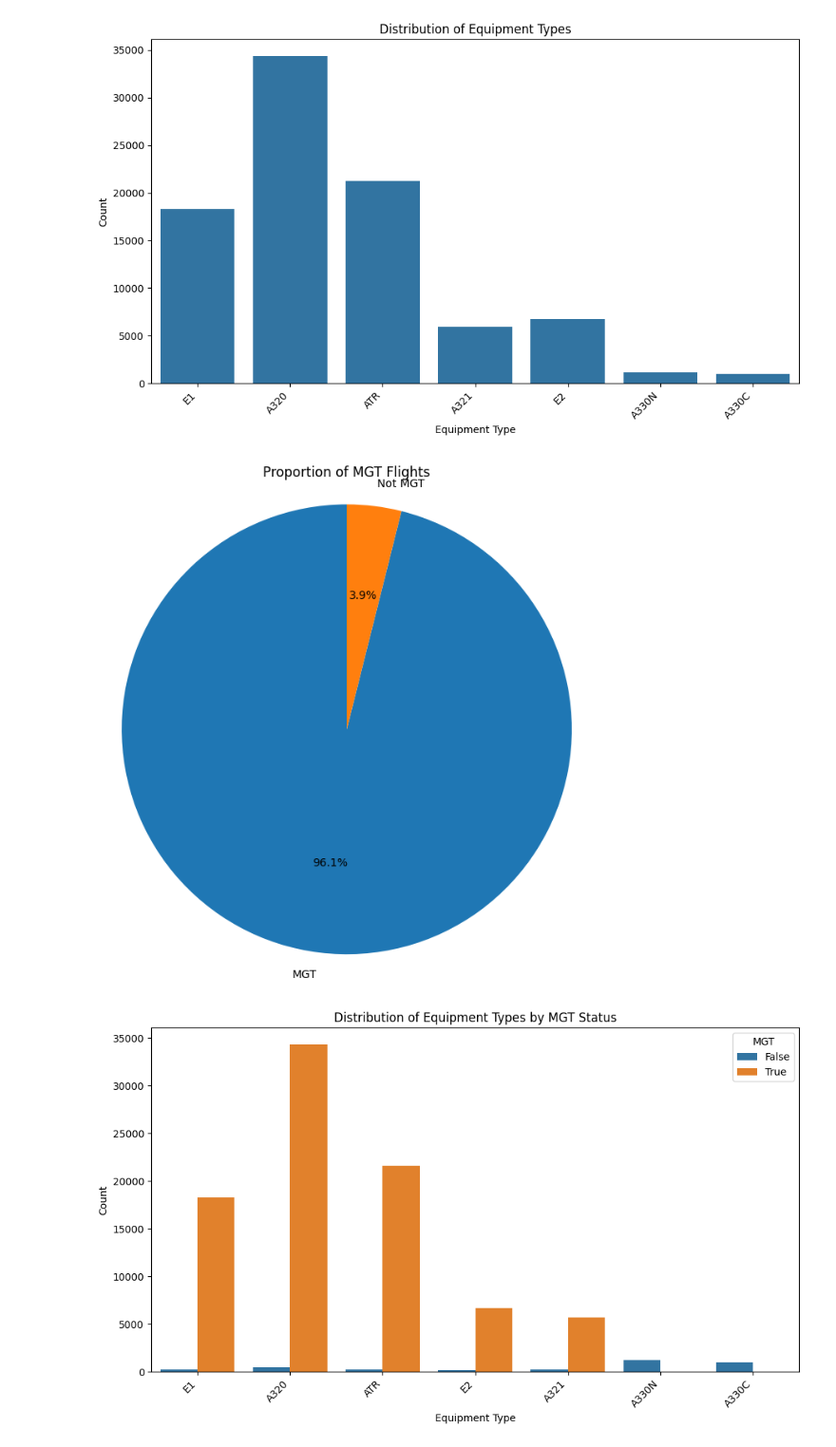
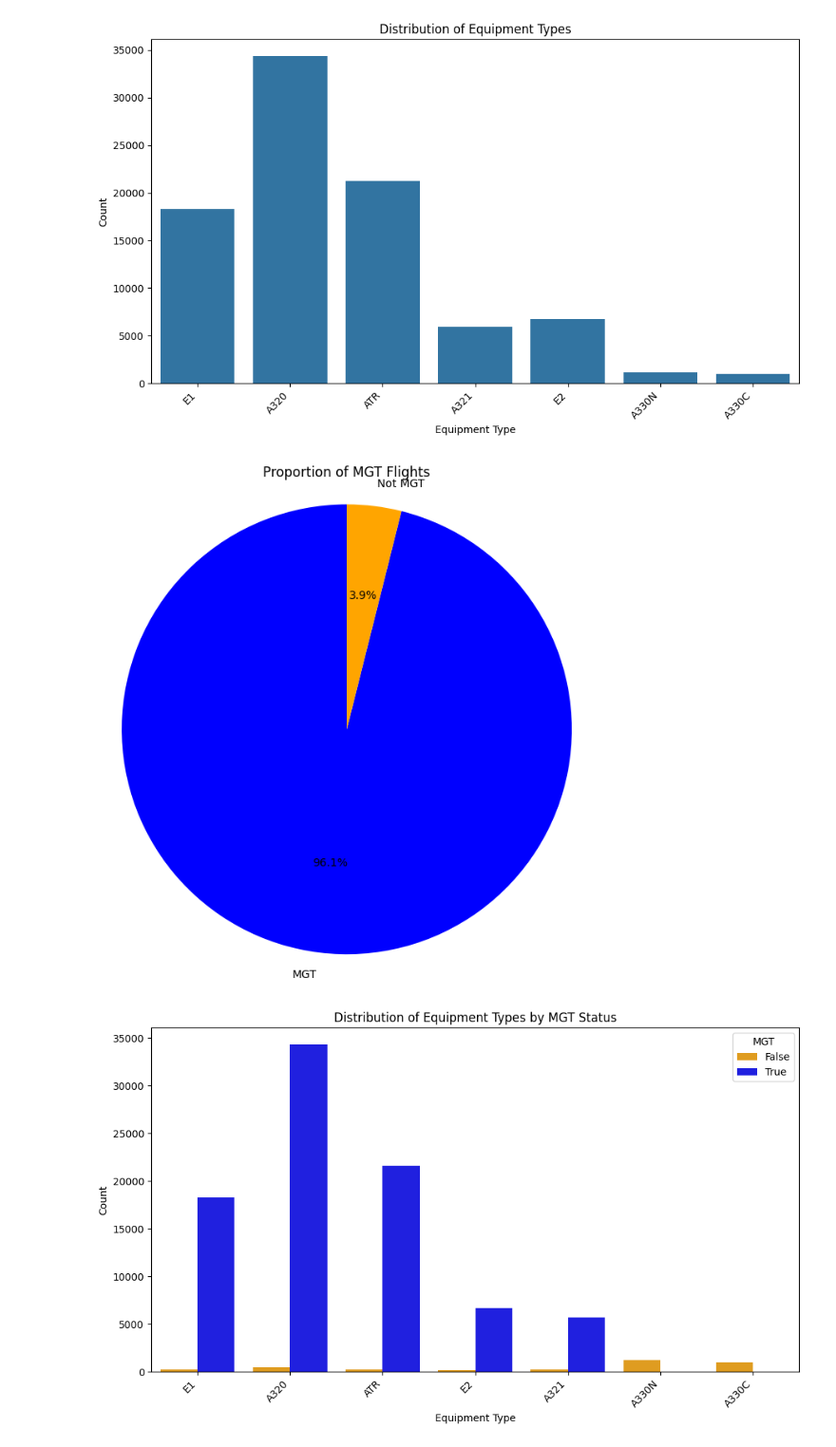
Before and after one commit to odraudE31/AE_398_Azul_Project, a Jupyter notebook: src/plotters/Azul_project_dudu.ipynb, the cells around one changed output. Shown at 95% size. Drawn from its saved outputs; the diff is of its cells as text; code cells hidden in the pictures.

```diff
--- a/src/plotters/Azul_project_dudu.ipynb
+++ b/src/plotters/Azul_project_dudu.ipynb
@@ -34,39 +34,39 @@ aircrafts = {
 }
 
 # Load the dataframe
-df = pd.read_excel('/Aligned_APU_to_D0D14 (sixth iteration).xlsx', engine='openpyxl')
+df = pd.read_excel('/content/Aligned_APU_to_D0D14 (sixth iteration).xlsx', engine='openpyxl')
 
 # Function to determine if a flight is MGT based on ground time and aircraft type
 def is_mgt(row):
   equipment_type = row['equipmenttype']
   ground_time = row['groundtime_realized_min']
   if equipment_type in aircrafts:
     return ground_time >= aircrafts[equipment_type]
   else:
     return False  # Handle cases where aircraft type is not in the dictionary
 
 
 # Apply the function to create a new 'MGT' column
 df['MGT'] = df.apply(is_mgt, axis=1)
 
 # Create the pie chart
 mgt_counts = df['MGT'].value_counts()
 plt.figure(figsize=(8, 8))
-plt.pie(mgt_counts, labels=['MGT', 'Not MGT'], autopct='%1.1f%%', startangle=90) # Swapped labels here
+plt.pie(mgt_counts, labels=['MGT', 'Not MGT'], autopct='%1.1f%%', startangle=90, colors=['blue', 'orange']) # Swapped labels here
 plt.title('Proportion of MGT Flights')
 plt.axis('equal')  # Equal aspect ratio ensures that pie is drawn as a circle.
 plt.show()
 
 
 # If you want a countplot of equipment type colored by MGT status:
 plt.figure(figsize=(10, 6))
-sns.countplot(x='equipmenttype', hue='MGT', data=df)
+sns.countplot(x='equipmenttype', hue='MGT', data=df, palette={True: 'blue', False: 'orange'})
 plt.title('Distribution of Equipment Types by MGT Status')
 plt.xlabel('Equipment Type')
 plt.ylabel('Count')
 plt.xticks(rotation=45, ha='right')
 plt.tight_layout()
 plt.show()
 # %% [output]
-[figure, old version]
+[figure, new version]
-[figure, old version]
+[figure, new version]
```
